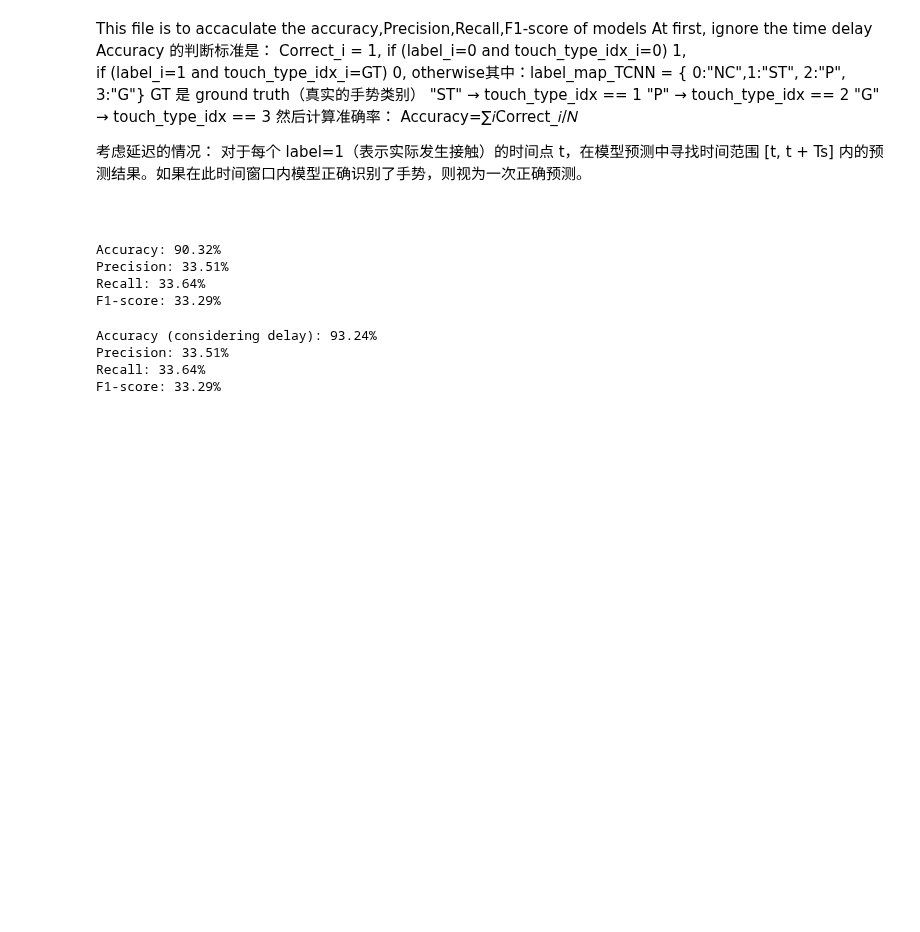
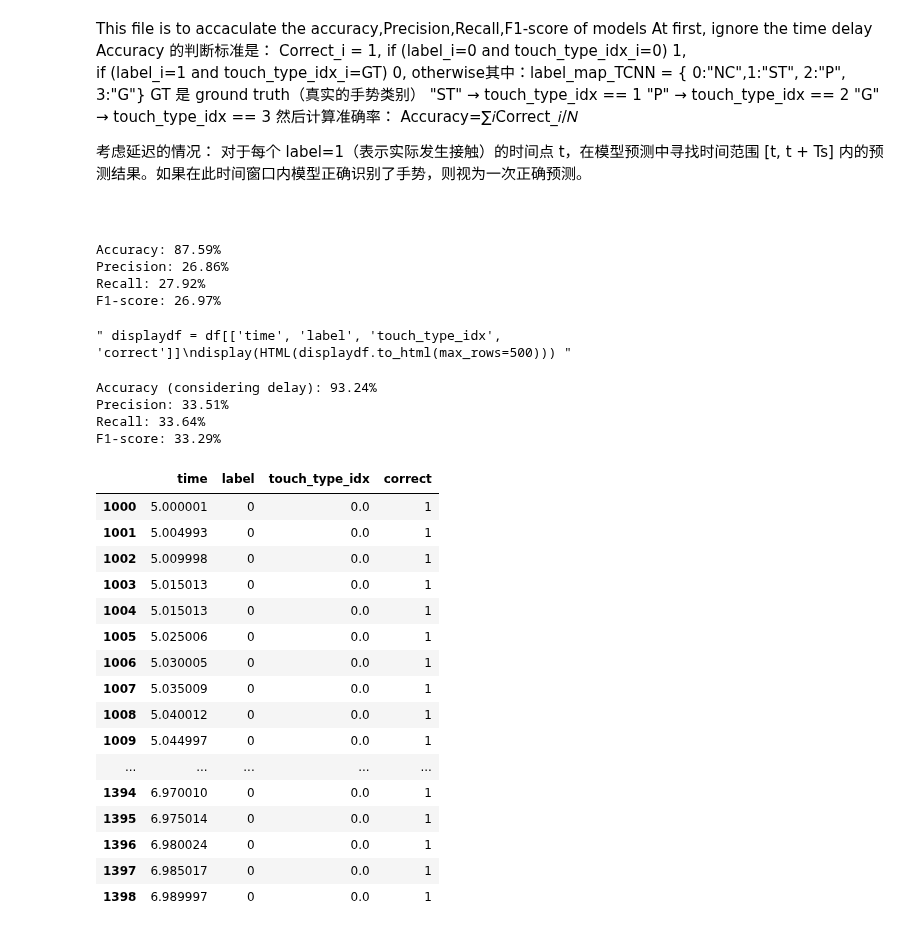
Before and after one commit to MindLabZHAW/tactileGestureDetection, a Jupyter notebook: Process_Data/4_2_ModelPerfomance.ipynb, the cells around one changed output. Saved outputs shown, nothing was run; the diff lists cells and outputs as text; code cells hidden in the pictures; blank space fills up the shorter version.

```diff
--- a/Process_Data/4_2_ModelPerfomance.ipynb
+++ b/Process_Data/4_2_ModelPerfomance.ipynb
@@ -24,11 +26,11 @@ import pandas as pd
 from sklearn.metrics import precision_score, recall_score, f1_score
 
 # 读取 CSV 文件
-df = pd.read_csv("../DATA/Labeled_data/0213_2LCNN_Post1_ST/labeled_modelResult_data.csv")
-
+df = pd.read_csv("../DATA/Labeled_data/0214_1L3DTCNN_Post123_T4_ST /labeled_modelResult_data.csv")
+folder_name = "0214_1L3DTCNN_Post123_T4_ST "  # 文件夹名称
 # 提取 Ground Truth (GT) 手势类别
 gesture_mapping = {"NC": 0, "ST": 1, "P": 2, "G": 3}
-folder_name = "0213_2LCNN_Post1_ST"  # 文件夹名称
+
 gt_label = folder_name.split("_")[-1]  # 提取 "ST", "P", or "G"
 gt_idx = gesture_mapping.get(gt_label, -1)  # 获取对应 touch_type_idx
 
@@ -52,12 +54,15 @@ print(f"Accuracy: {accuracy:.2%}")
 print(f"Precision: {precision:.2%}")
 print(f"Recall: {recall:.2%}")
 print(f"F1-score: {f1:.2%}")
-# df[(df['label'] == 1) & (df['touch_type_idx'] != 1)]
+df[(df['label'] == 1) & (df['touch_type_idx'] != 1)]
+""" displaydf = df[['time', 'label', 'touch_type_idx', 'correct']]
+display(HTML(displaydf.to_html(max_rows=500))) """
 # %% [output]
-Accuracy: 90.32%
-Precision: 33.51%
-Recall: 33.64%
-F1-score: 33.29%
+Accuracy: 87.59%
+Precision: 26.86%
+Recall: 27.92%
+F1-score: 26.97%
+" displaydf = df[['time', 'label', 'touch_type_idx', 'correct']]\ndisplay(HTML(displaydf.to_html(max_rows=500))) "
 # %%
 # T秒的延迟
 import pandas as pd
@@ -66,6 +71,8 @@ from sklearn.metrics import precision_score, recall_score, f1_score
 # 读取数据
 df = pd.read_csv("../DATA/Labeled_data/0213_2LCNN_Post1_ST/labeled_modelResult_data.csv")
 
+length = len(df)
+
 # 提取 Ground Truth (GT) 手势类别
 gesture_mapping = {"NC": 0, "ST": 1, "P": 2, "G": 3}
 folder_name = "0213_2LCNN_Post1_ST"  # 文件夹名称
@@ -73,7 +80,8 @@ gt_label = folder_name.split("_")[-1]  # 提取 "ST", "P", or "G"
 gt_idx = gesture_mapping.get(gt_label, -1)  # 获取对应 touch_type_idx
 
 # 定义时间延迟 Ts
-Ts = 3
+
+Ts =
 
 # 初始化正确预测列表
 correct_predictions = []
@@ -89,30 +97,49 @@ for i, row in df.iterrows():
         else:
             correct_predictions.append(0)
     else:
         # 对于 label=0 的情况，直接比较
         correct_predictions.append(1 if row["touch_type_idx"] == 0 else 0)
 
 # 将结果添加到数据框
 df["correct"] = correct_predictions
 
 # 计算准确率
 accuracy = df["correct"].mean()
 print(f"Accuracy (considering delay): {accuracy:.2%}")
 
 # 计算 Precision, Recall, F1-score
 # 创建新的标签，考虑延迟
 y_true = df["label"].replace({0: 0, 1: gt_idx})
 y_pred = df["touch_type_idx"]
 
 precision = precision_score(y_true, y_pred, average='macro', zero_division=0)
 recall = recall_score(y_true, y_pred, average='macro', zero_division=0)
 f1 = f1_score(y_true, y_pred, average='macro', zero_division=0)
 
 print(f"Precision: {precision:.2%}")
 print(f"Recall: {recall:.2%}")
 print(f"F1-score: {f1:.2%}")
+displaydf = df[['time', 'label', 'touch_type_idx', 'correct']].iloc[1000:5000]
+display(HTML(displaydf.to_html(max_rows=1000)))
 # %% [output]
 Accuracy (considering delay): 93.24%
 Precision: 33.51%
 Recall: 33.64%
 F1-score: 33.29%
+|  | time | label | touch_type_idx | correct |
+| 1000 | 5.000001 | 0 | 0.0 | 1 |
+| 1001 | 5.004993 | 0 | 0.0 | 1 |
+| 1002 | 5.009998 | 0 | 0.0 | 1 |
+| 1003 | 5.015013 | 0 | 0.0 | 1 |
+| 1004 | 5.015013 | 0 | 0.0 | 1 |
+| 1005 | 5.025006 | 0 | 0.0 | 1 |
+| 1006 | 5.030005 | 0 | 0.0 | 1 |
+| 1007 | 5.035009 | 0 | 0.0 | 1 |
+| 1008 | 5.040012 | 0 | 0.0 | 1 |
+| 1009 | 5.044997 | 0 | 0.0 | 1 |
+| ... | ... | ... | ... | ... |
+| 1394 | 6.970010 | 0 | 0.0 | 1 |
+| 1395 | 6.975014 | 0 | 0.0 | 1 |
+| 1396 | 6.980024 | 0 | 0.0 | 1 |
+| 1397 | 6.985017 | 0 | 0.0 | 1 |
+| 1398 | 6.989997 | 0 | 0.0 | 1 |
```
Also changed, not shown: parts of 1 cell of this notebook, 6 other files.
